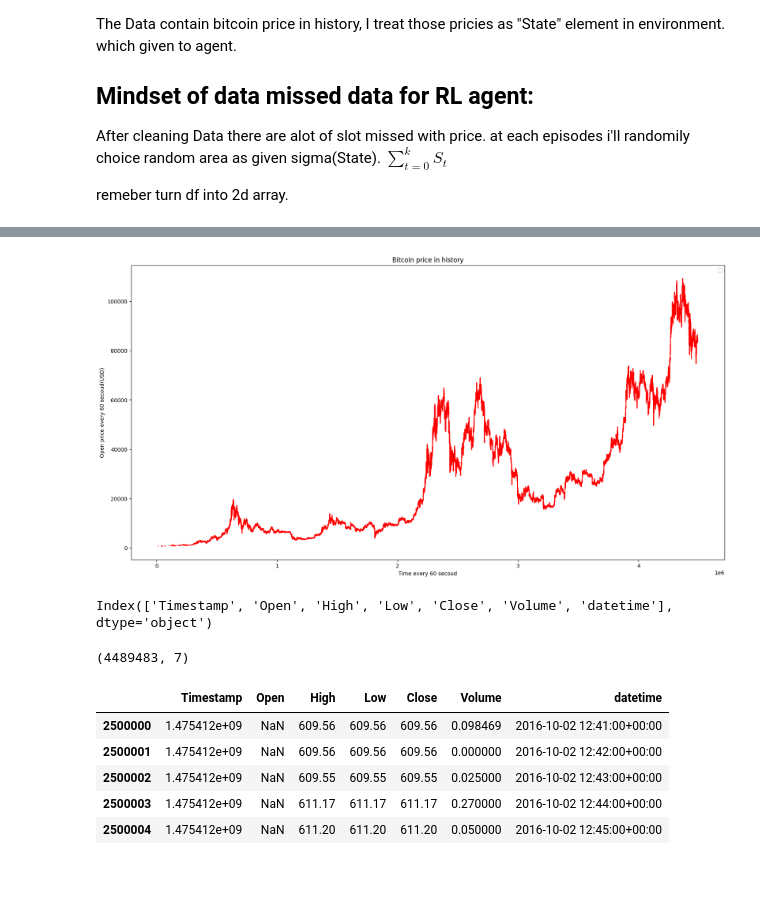
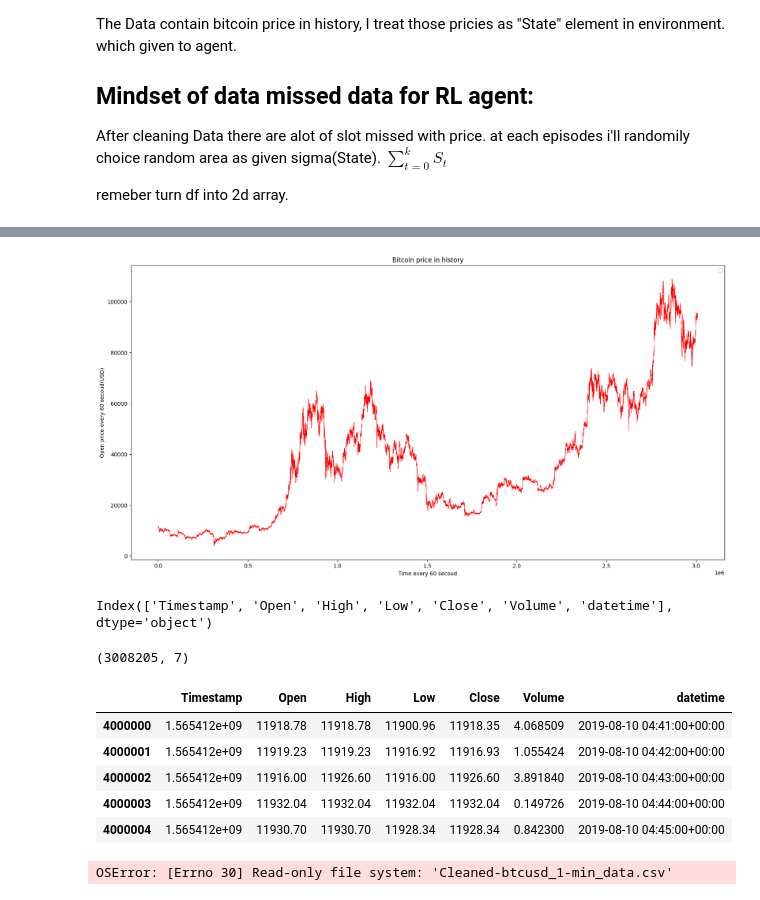
Before and after one commit to z23788677/Bitcoin_RL_NLP, a Jupyter notebook: RL_bitcoin_trader.ipynb, the cells around one changed output, grey strips where cells are left out. Saved outputs shown, nothing was run; the diff lists cells and outputs as text; code cells hidden in the pictures.

```diff
--- a/RL_bitcoin_trader.ipynb
+++ b/RL_bitcoin_trader.ipynb
@@ -45,18 +61,20 @@ remeber turn df into 2d array.
 # %%
-#df = pd.read_csv('btcusd_1-min_data.csv')
-df = pd.read_csv('Cleaned-btcusd_1-min_data.csv')
+if "btcusd_1-min_data.csv" in os.listdir():
+    df = pd.read_csv('btcusd_1-min_data.csv')
+else:
+    df = pd.read_csv('Cleaned-btcusd_1-min_data.csv')
 # %%
 #Not going to use too early data
-df = df[2500000:]
+df = df[4000000:]
 # %%
 plt.figure(figsize=(20,10))
-plt.plot([x for x in range(df['Open'].shape[0])], df['Open'], color = 'red')
+plt.plot([x for x in range(df['Open'].shape[0])], df['Open'], color = 'red', linewidth = 0.5)
 plt.title("Bitcoin price in history")
 plt.xlabel("Time every 60 secoud")
 plt.ylabel("Open price every 60 secoud(USD)")
 plt.legend();
 # %% [output]
-[figure, old version]
+[figure, new version]
 # %%
 df.columns
 # %% [output]
@@ -66,16 +84,16 @@ df.head(3),
 df.tail(3),
 df.shape
 # %% [output]
-(4489483, 7)
+(3008205, 7)
 # %%
 df.head()
 # %% [output]
 |  | Timestamp | Open | High | Low | Close | Volume | datetime |
-| 2500000 | 1.475412e+09 | NaN | 609.56 | 609.56 | 609.56 | 0.098469 | 2016-10-02 12:41:00+00:00 |
-| 2500001 | 1.475412e+09 | NaN | 609.56 | 609.56 | 609.56 | 0.000000 | 2016-10-02 12:42:00+00:00 |
-| 2500002 | 1.475412e+09 | NaN | 609.55 | 609.55 | 609.55 | 0.025000 | 2016-10-02 12:43:00+00:00 |
-| 2500003 | 1.475412e+09 | NaN | 611.17 | 611.17 | 611.17 | 0.270000 | 2016-10-02 12:44:00+00:00 |
-| 2500004 | 1.475412e+09 | NaN | 611.20 | 611.20 | 611.20 | 0.050000 | 2016-10-02 12:45:00+00:00 |
+| 4000000 | 1.565412e+09 | 11918.78 | 11918.78 | 11900.96 | 11918.35 | 4.068509 | 2019-08-10 04:41:00+00:00 |
+| 4000001 | 1.565412e+09 | 11919.23 | 11919.23 | 11916.92 | 11916.93 | 1.055424 | 2019-08-10 04:42:00+00:00 |
+| 4000002 | 1.565412e+09 | 11916.00 | 11926.60 | 11916.00 | 11926.60 | 3.891840 | 2019-08-10 04:43:00+00:00 |
+| 4000003 | 1.565412e+09 | 11932.04 | 11932.04 | 11932.04 | 11932.04 | 0.149726 | 2019-08-10 04:44:00+00:00 |
+| 4000004 | 1.565412e+09 | 11930.70 | 11930.70 | 11928.34 | 11928.34 | 0.842300 | 2019-08-10 04:45:00+00:00 |
 # %%
 #Solution 1
 
@@ -101,3 +119,5 @@ for i in range(len(opens) - 4):
 df.loc[to_null, "Open"] = None
 # %%
 df.to_csv("Cleaned-btcusd_1-min_data.csv", index=False)
+# %% [output]
+OSError: [Errno 30] Read-only file system: 'Cleaned-btcusd_1-min_data.csv'
```
Also changed, not shown: parts of 17 cells of this notebook.
